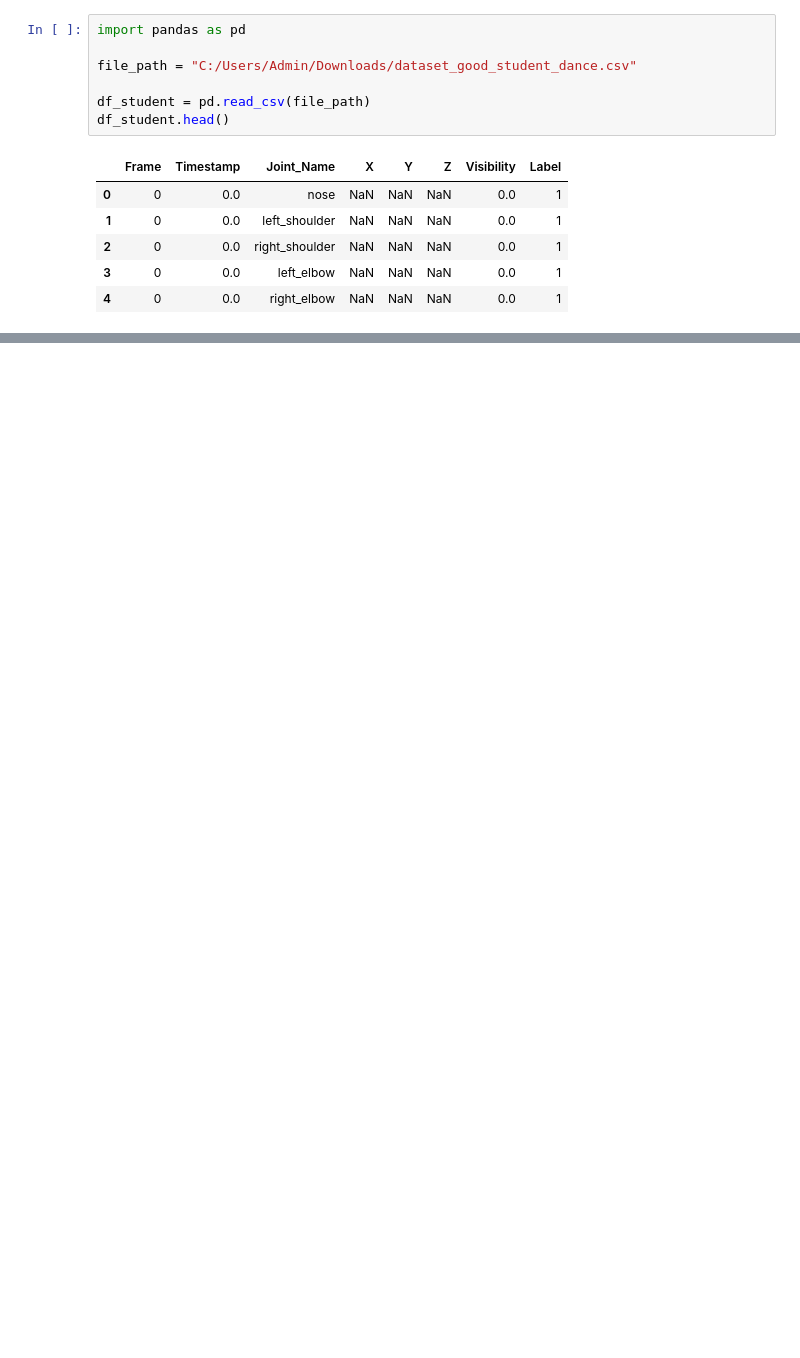
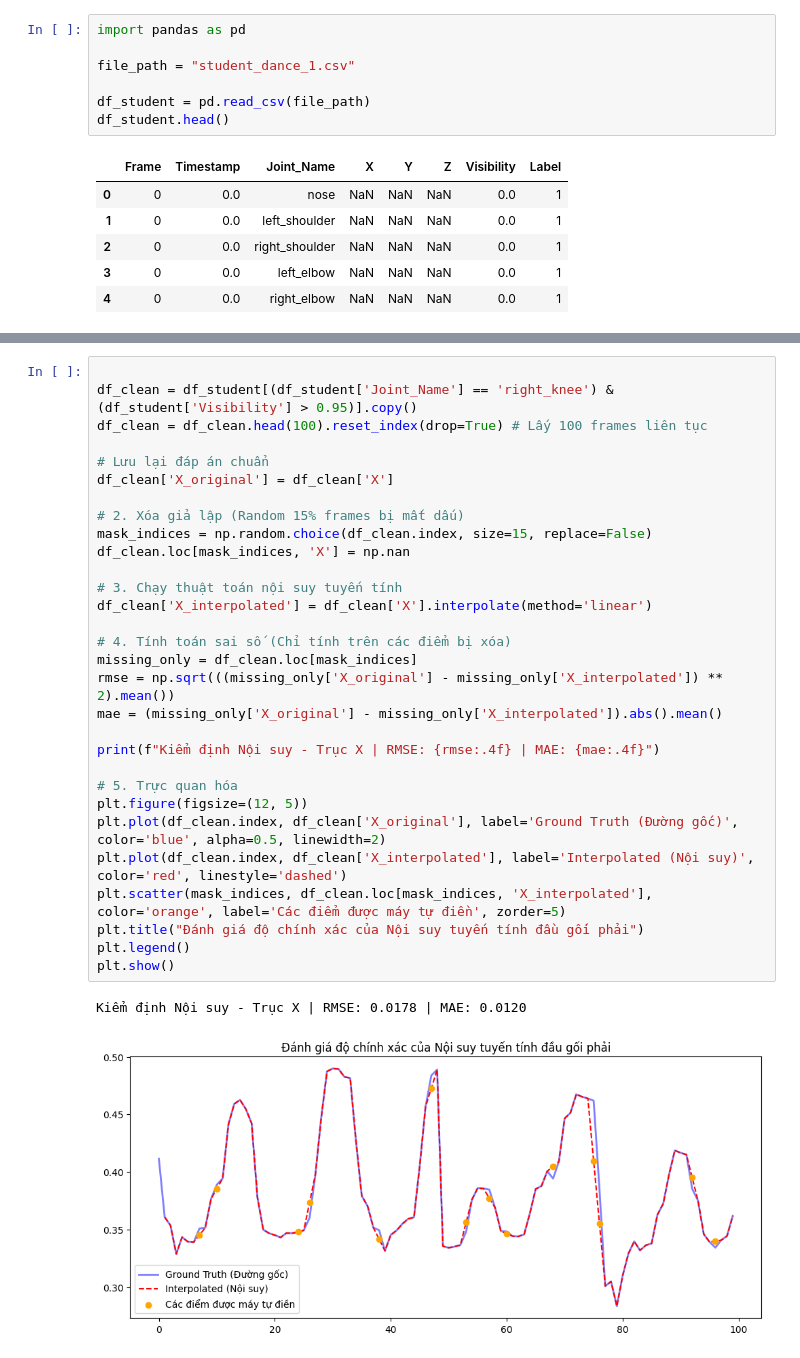
Before and after one commit to vhieu2k5/danceEvaluation, a Jupyter notebook: validify_Interpolation.ipynb, the cells around one changed output, grey strips where cells are left out. Drawn from its saved outputs; the diff is of its cells as text; blank space fills up the shorter version.

```diff
--- a/validify_Interpolation.ipynb
+++ b/validify_Interpolation.ipynb
@@ -1,7 +1,7 @@
 # %%
 import pandas as pd
 
-file_path = "C:/Users/Admin/Downloads/dataset_good_student_dance.csv"
+file_path = "student_dance_1.csv"
 
 df_student = pd.read_csv(file_path)
 df_student.head()
@@ -52,0 +53,33 @@ Kiểm định Nội suy - Trục X | RMSE: 0.0292 | MAE: 0.0165
+# %%
+
+df_clean = df_student[(df_student['Joint_Name'] == 'right_knee') & (df_student['Visibility'] > 0.95)].copy()
+df_clean = df_clean.head(100).reset_index(drop=True) # Lấy 100 frames liên tục
+
+# Lưu lại đáp án chuẩn
+df_clean['X_original'] = df_clean['X']
+
+# 2. Xóa giả lập (Random 15% frames bị mất dấu)
+mask_indices = np.random.choice(df_clean.index, size=15, replace=False)
+df_clean.loc[mask_indices, 'X'] = np.nan
+
+# 3. Chạy thuật toán nội suy tuyến tính
+df_clean['X_interpolated'] = df_clean['X'].interpolate(method='linear')
+
+# 4. Tính toán sai số (Chỉ tính trên các điểm bị xóa)
+missing_only = df_clean.loc[mask_indices]
+rmse = np.sqrt(((missing_only['X_original'] - missing_only['X_interpolated']) ** 2).mean())
+mae = (missing_only['X_original'] - missing_only['X_interpolated']).abs().mean()
+
+print(f"Kiểm định Nội suy - Trục X | RMSE: {rmse:.4f} | MAE: {mae:.4f}")
+
+# 5. Trực quan hóa
+plt.figure(figsize=(12, 5))
+plt.plot(df_clean.index, df_clean['X_original'], label='Ground Truth (Đường gốc)', color='blue', alpha=0.5, linewidth=2)
+plt.plot(df_clean.index, df_clean['X_interpolated'], label='Interpolated (Nội suy)', color='red', linestyle='dashed')
+plt.scatter(mask_indices, df_clean.loc[mask_indices, 'X_interpolated'], color='orange', label='Các điểm được máy tự điền', zorder=5)
+plt.title("Đánh giá độ chính xác của Nội suy tuyến tính đầu gối phải")
+plt.legend()
+plt.show()
+# %% [output]
+Kiểm định Nội suy - Trục X | RMSE: 0.0178 | MAE: 0.0120
+[figure, added]
```
Also changed, not shown: parts of 1 cell of this notebook, 8 other files.
